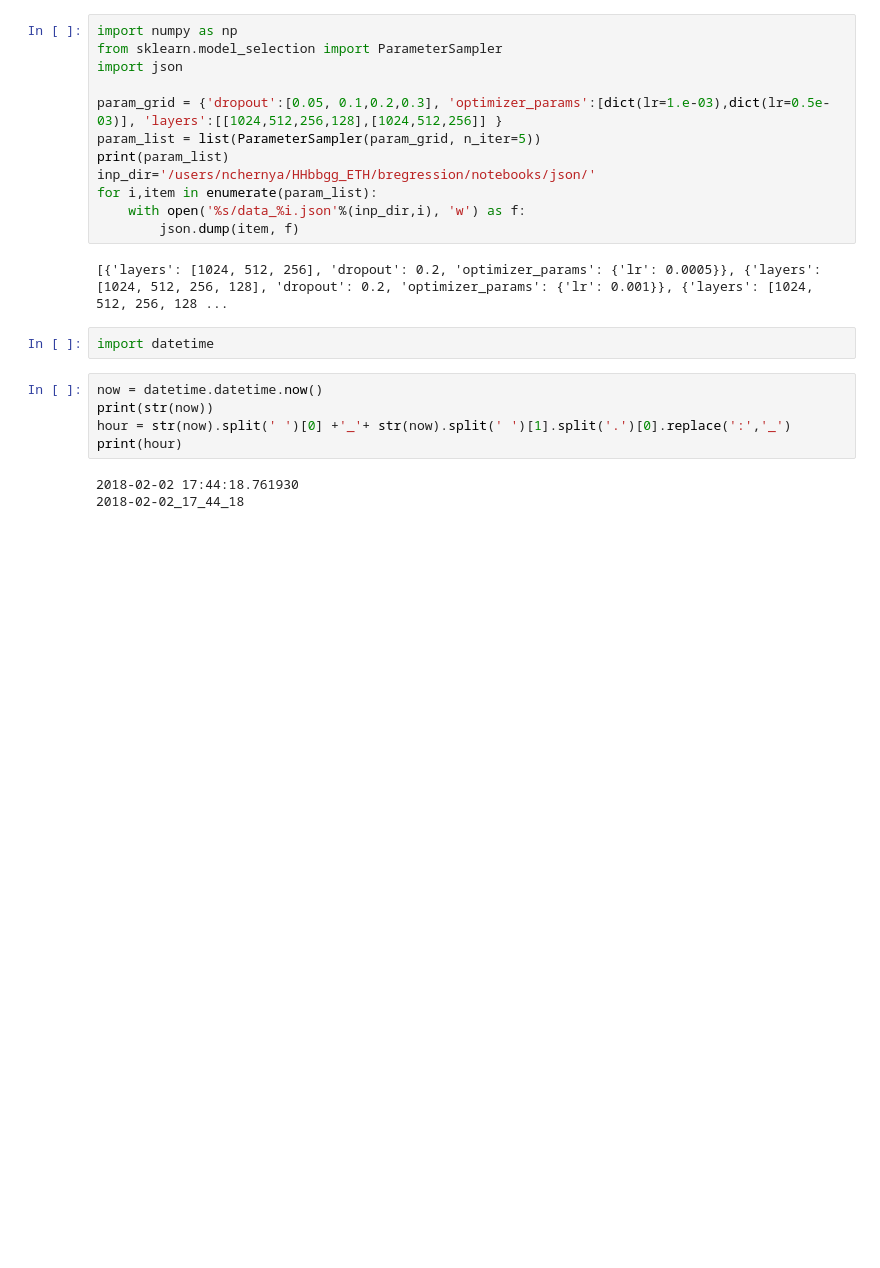
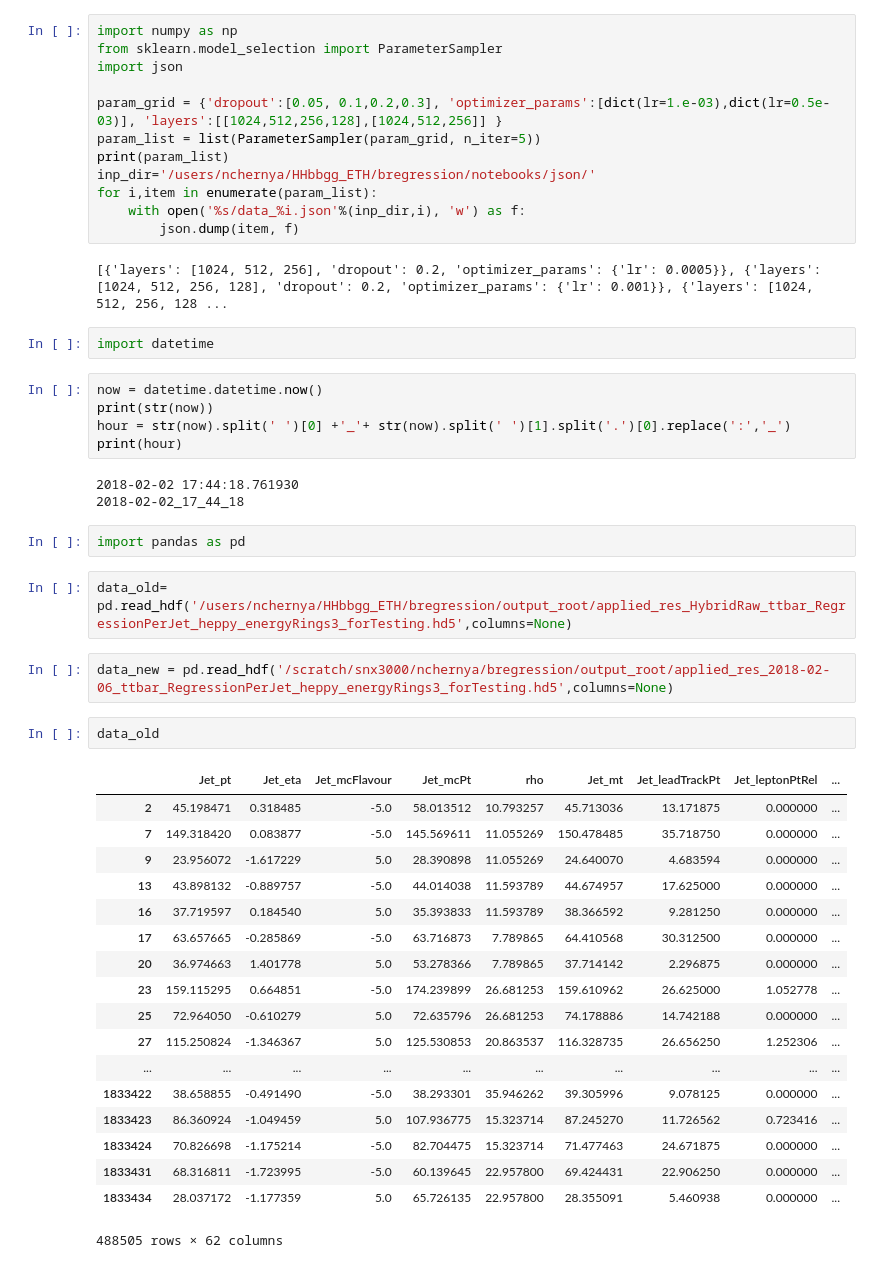
Before and after one commit to michelif/HHbbgg_ETH, a Jupyter notebook: bregression/notebooks/testing_notebook.ipynb, the cells around one changed output. Drawn from its saved outputs; the diff is of its cells as text; blank space fills up the shorter version.

```diff
--- a/bregression/notebooks/testing_notebook.ipynb
+++ b/bregression/notebooks/testing_notebook.ipynb
@@ -83,3 +83,30 @@ print(hour)
 # %% [output]
 2018-02-02 17:44:18.761930
 2018-02-02_17_44_18
+# %%
+import pandas as pd
+# %%
+data_old= pd.read_hdf('/users/nchernya/HHbbgg_ETH/bregression/output_root/applied_res_HybridRaw_ttbar_RegressionPerJet_heppy_energyRings3_forTesting.hd5',columns=None)
+# %%
+data_new = pd.read_hdf('/scratch/snx3000/nchernya/bregression/output_root/applied_res_2018-02-06_ttbar_RegressionPerJet_heppy_energyRings3_forTesting.hd5',columns=None)
+# %%
+data_old
+# %% [output]
+|  | Jet_pt | Jet_eta | Jet_mcFlavour | Jet_mcPt | rho | Jet_mt | Jet_leadTrackPt | Jet_leptonPtRel | ... |
+| 2 | 45.198471 | 0.318485 | -5.0 | 58.013512 | 10.793257 | 45.713036 | 13.171875 | 0.000000 | ... |
+| 7 | 149.318420 | 0.083877 | -5.0 | 145.569611 | 11.055269 | 150.478485 | 35.718750 | 0.000000 | ... |
+| 9 | 23.956072 | -1.617229 | 5.0 | 28.390898 | 11.055269 | 24.640070 | 4.683594 | 0.000000 | ... |
+| 13 | 43.898132 | -0.889757 | -5.0 | 44.014038 | 11.593789 | 44.674957 | 17.625000 | 0.000000 | ... |
+| 16 | 37.719597 | 0.184540 | 5.0 | 35.393833 | 11.593789 | 38.366592 | 9.281250 | 0.000000 | ... |
+| 17 | 63.657665 | -0.285869 | -5.0 | 63.716873 | 7.789865 | 64.410568 | 30.312500 | 0.000000 | ... |
+| 20 | 36.974663 | 1.401778 | 5.0 | 53.278366 | 7.789865 | 37.714142 | 2.296875 | 0.000000 | ... |
+| 23 | 159.115295 | 0.664851 | -5.0 | 174.239899 | 26.681253 | 159.610962 | 26.625000 | 1.052778 | ... |
+| 25 | 72.964050 | -0.610279 | 5.0 | 72.635796 | 26.681253 | 74.178886 | 14.742188 | 0.000000 | ... |
+| 27 | 115.250824 | -1.346367 | 5.0 | 125.530853 | 20.863537 | 116.328735 | 26.656250 | 1.252306 | ... |
+| ... | ... | ... | ... | ... | ... | ... | ... | ... | ... |
+| 1833422 | 38.658855 | -0.491490 | -5.0 | 38.293301 | 35.946262 | 39.305996 | 9.078125 | 0.000000 | ... |
+| 1833423 | 86.360924 | -1.049459 | 5.0 | 107.936775 | 15.323714 | 87.245270 | 11.726562 | 0.723416 | ... |
+| 1833424 | 70.826698 | -1.175214 | -5.0 | 82.704475 | 15.323714 | 71.477463 | 24.671875 | 0.000000 | ... |
+| 1833431 | 68.316811 | -1.723995 | -5.0 | 60.139645 | 22.957800 | 69.424431 | 22.906250 | 0.000000 | ... |
+| 1833434 | 28.037172 | -1.177359 | 5.0 | 65.726135 | 22.957800 | 28.355091 | 5.460938 | 0.000000 | ... |
+488505 rows × 62 columns
```
Also changed, not shown: parts of 11 cells of this notebook, 5 other files.
